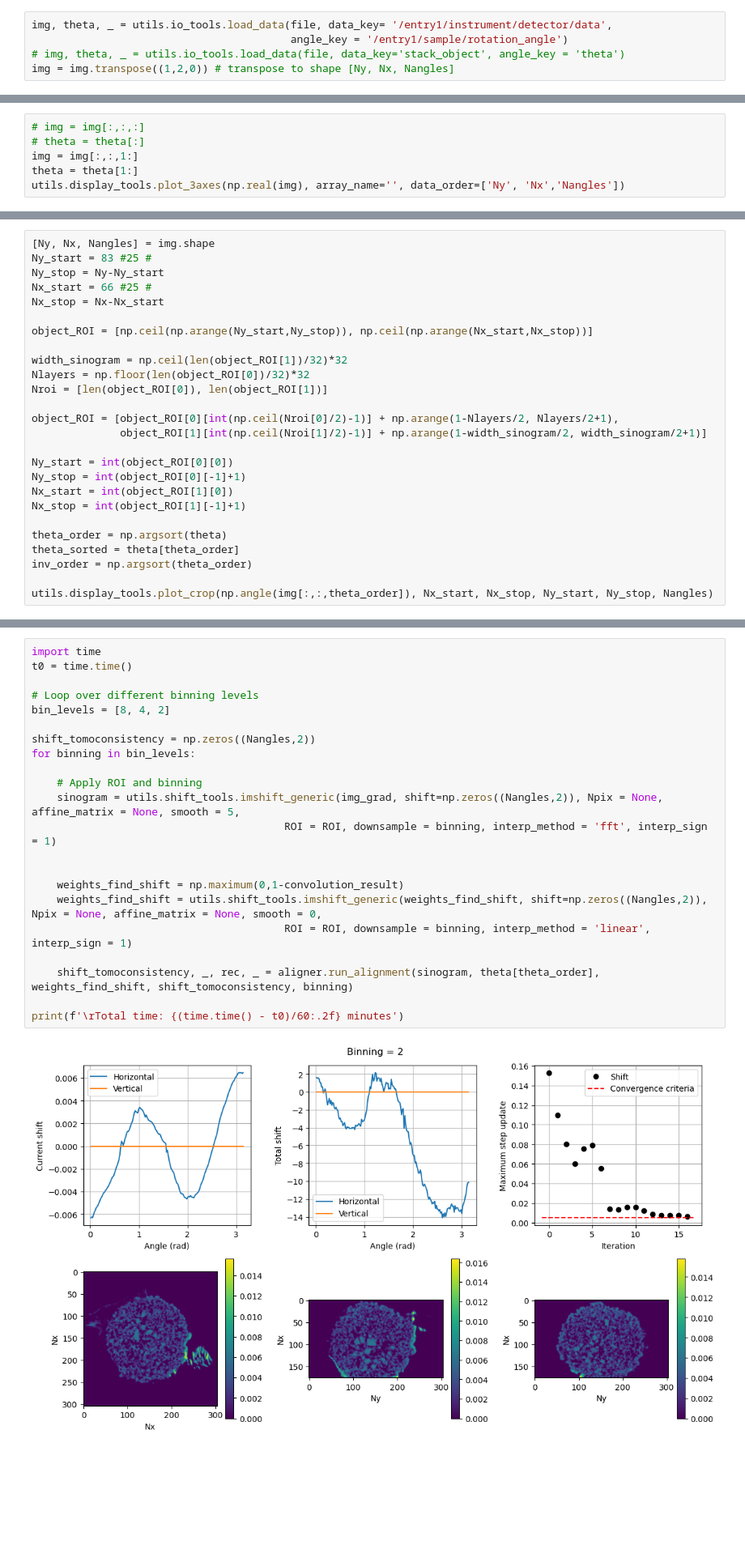
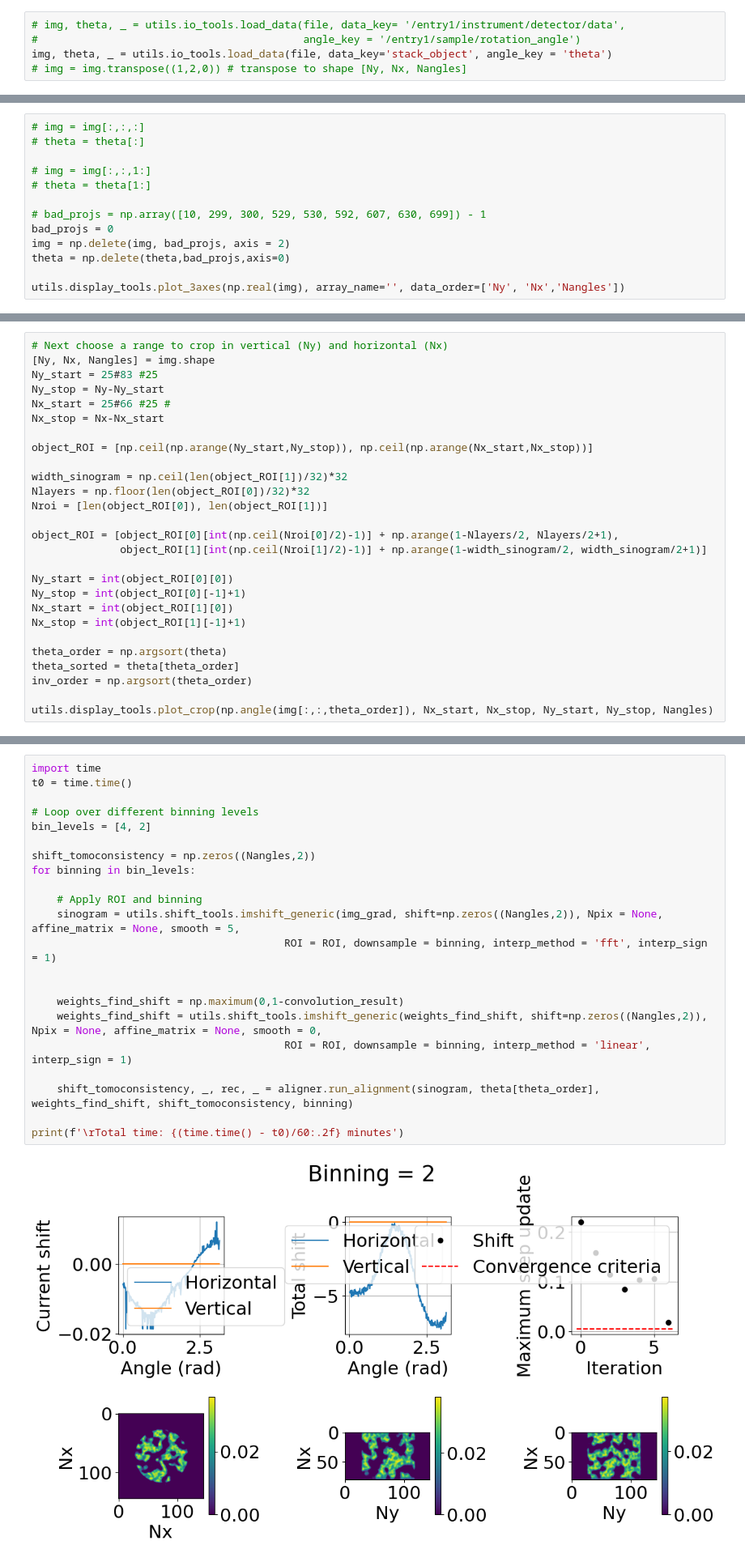
Before and after one commit to TomographicImaging/PtychographyAlignment, a Jupyter notebook: applications/alignment_pipeline-wip.ipynb, the cells around one changed output, grey strips where cells are left out. Shown at 81% size. Drawn from its saved outputs; the diff is of its cells as text; blank space fills up the shorter version.

```diff
--- a/applications/alignment_pipeline-wip.ipynb
+++ b/applications/alignment_pipeline-wip.ipynb
@@ -25,6 +26,6 @@ file = folder + '/scan_275019_275199_tomo_complex.nxs'#'example_data.mat' #'/exa
 # %%
-img, theta, _ = utils.io_tools.load_data(file, data_key= '/entry1/instrument/detector/data',
-                                         angle_key = '/entry1/sample/rotation_angle')
-# img, theta, _ = utils.io_tools.load_data(file, data_key='stack_object', angle_key = 'theta')
-img = img.transpose((1,2,0)) # transpose to shape [Ny, Nx, Nangles]
+# img, theta, _ = utils.io_tools.load_data(file, data_key= '/entry1/instrument/detector/data',
+#                                          angle_key = '/entry1/sample/rotation_angle')
+img, theta, _ = utils.io_tools.load_data(file, data_key='stack_object', angle_key = 'theta')
+# img = img.transpose((1,2,0)) # transpose to shape [Ny, Nx, Nangles]
 # %% [output]
@@ -34,8 +34,2 @@ angles shape: (181,)
 # %% [markdown]
 Here we remove one duplicate angle, this should be replaced with code to automatically find the angles to remove
-# %%
-# img = img[:,:,:]
-# theta = theta[:]
-img = img[:,:,1:]
-theta = theta[1:]
-utils.display_tools.plot_3axes(np.real(img), array_name='', data_order=['Ny', 'Nx','Nangles'])
@@ -45,0 +36,13 @@ Next choose a range to crop in vertical (Ny) and horizontal (Nx)
+# %%
+# img = img[:,:,:]
+# theta = theta[:]
+
+# img = img[:,:,1:]
+# theta = theta[1:]
+
+# bad_projs = np.array([10, 299, 300, 529, 530, 592, 607, 630, 699]) - 1
+bad_projs = 0
+img = np.delete(img, bad_projs, axis = 2)
+theta = np.delete(theta,bad_projs,axis=0)
+
+utils.display_tools.plot_3axes(np.real(img), array_name='', data_order=['Ny', 'Nx','Nangles'])
@@ -46,8 +51,9 @@ Next choose a range to crop in vertical (Ny) and horizontal (Nx)
 # %%
+# Next choose a range to crop in vertical (Ny) and horizontal (Nx)
 [Ny, Nx, Nangles] = img.shape
-Ny_start = 83 #25 #
+Ny_start = 25#83 #25
 Ny_stop = Ny-Ny_start
-Nx_start = 66 #25 #
+Nx_start = 25#66 #25 #
 Nx_stop = Nx-Nx_start
 
 object_ROI = [np.ceil(np.arange(Ny_start,Ny_stop)), np.ceil(np.arange(Nx_start,Nx_stop))]
@@ -292,24 +314,24 @@ Run the TomoConsistency code with different binning levels
 # %%
 import time
 t0 = time.time()
 
 # Loop over different binning levels
-bin_levels = [8, 4, 2]
+bin_levels = [4, 2]
 
 shift_tomoconsistency = np.zeros((Nangles,2))
 for binning in bin_levels:
 
     # Apply ROI and binning
     sinogram = utils.shift_tools.imshift_generic(img_grad, shift=np.zeros((Nangles,2)), Npix = None, affine_matrix = None, smooth = 5,
                                         ROI = ROI, downsample = binning, interp_method = 'fft', interp_sign = 1)
 
 
     weights_find_shift = np.maximum(0,1-convolution_result)
     weights_find_shift = utils.shift_tools.imshift_generic(weights_find_shift, shift=np.zeros((Nangles,2)), Npix = None, affine_matrix = None, smooth = 0,
                                         ROI = ROI, downsample = binning, interp_method = 'linear', interp_sign = 1)
 
     shift_tomoconsistency, _, rec, _ = aligner.run_alignment(sinogram, theta[theta_order], weights_find_shift, shift_tomoconsistency, binning)
 
 print(f'\rTotal time: {(time.time() - t0)/60:.2f} minutes')
 # %% [output]
-[figure, old version]
+[figure, new version]
```
Also changed, not shown: parts of 55 cells of this notebook, 1 other file.
